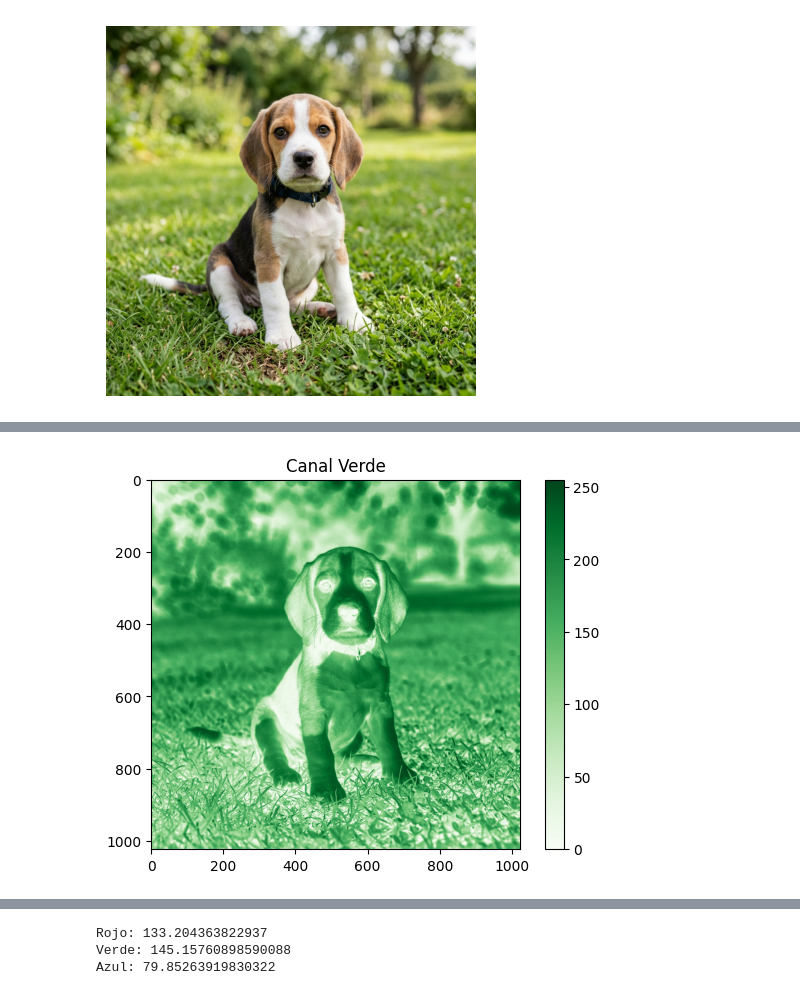
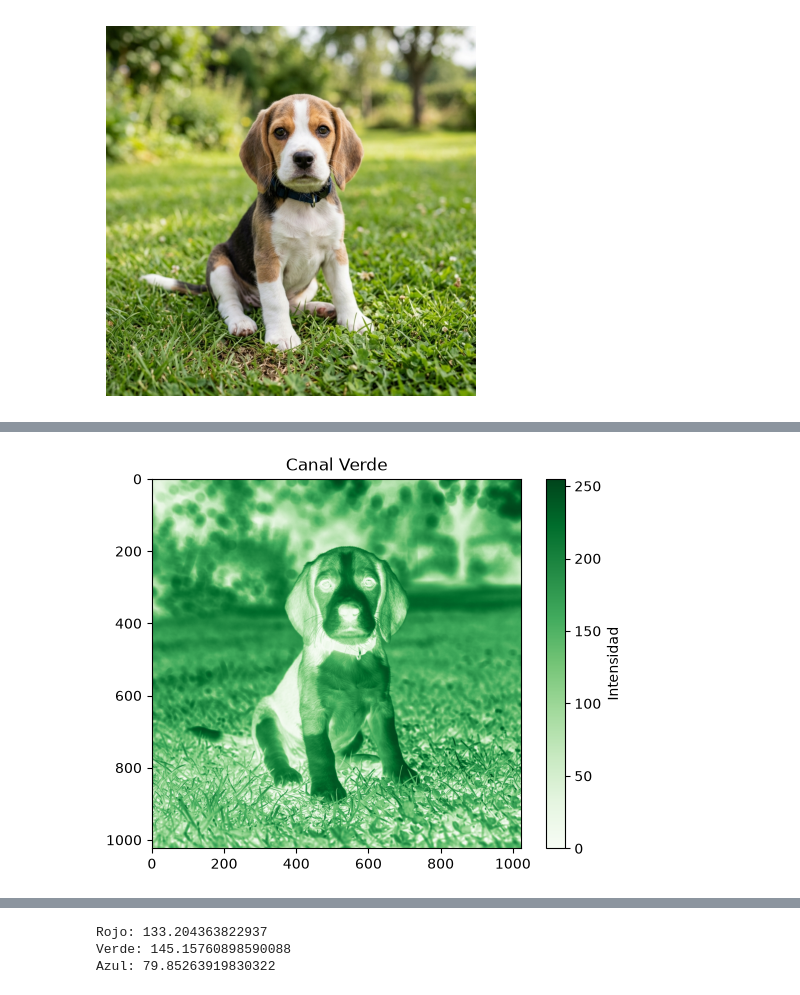
Before and after one commit to cesar2601067-cmd/numpy, a Jupyter notebook: 2_ejercicios.ipynb, the cells around one changed output, grey strips where cells are left out. Drawn from its saved outputs; the diff is of its cells as text; code cells hidden in the pictures.

```diff
--- a/2_ejercicios.ipynb
+++ b/2_ejercicios.ipynb
@@ -51,7 +81,7 @@ plt.show()
 # %%
-plt.imshow(img[:, :, 1], cmap="Greens")
-plt.colorbar()
+plt.imshow(img[:, :, 1], cmap="Greens", vmin=0, vmax=255)
+plt.colorbar(label="Intensidad")
 plt.title("Canal Verde")
 plt.show()
 # %% [output]
-[figure, old version]
+[figure, new version]
```
Also changed, not shown: parts of 21 cells of this notebook, 2 other files.
